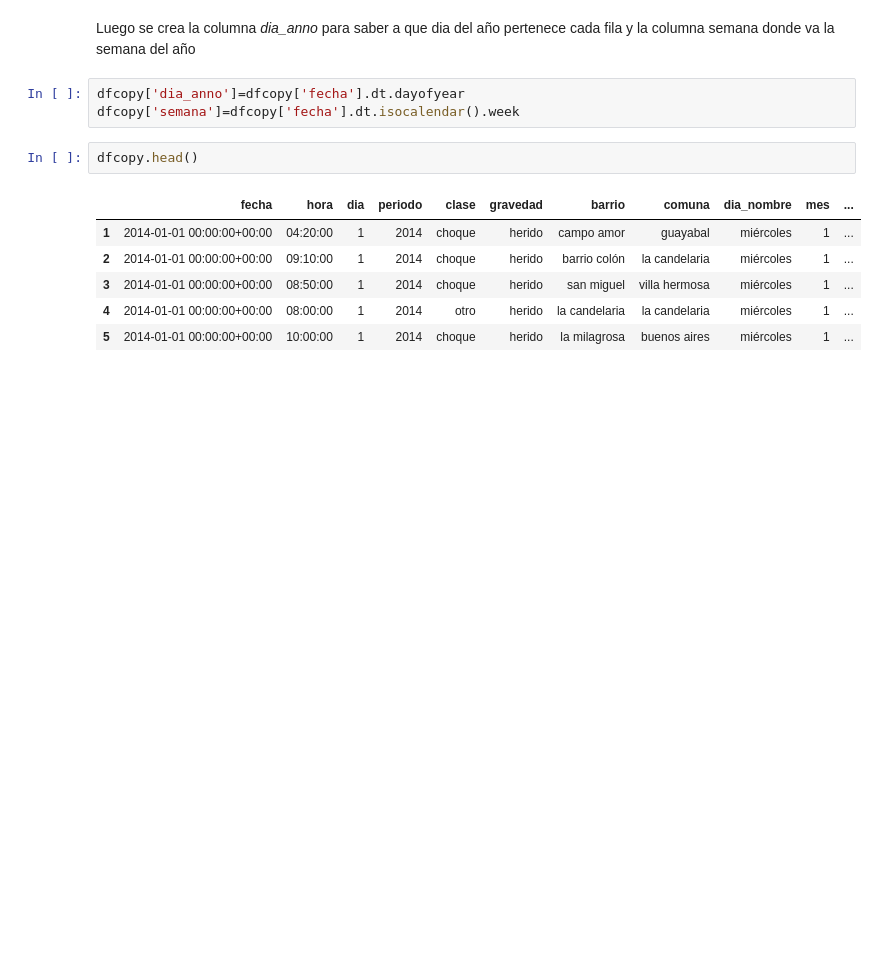
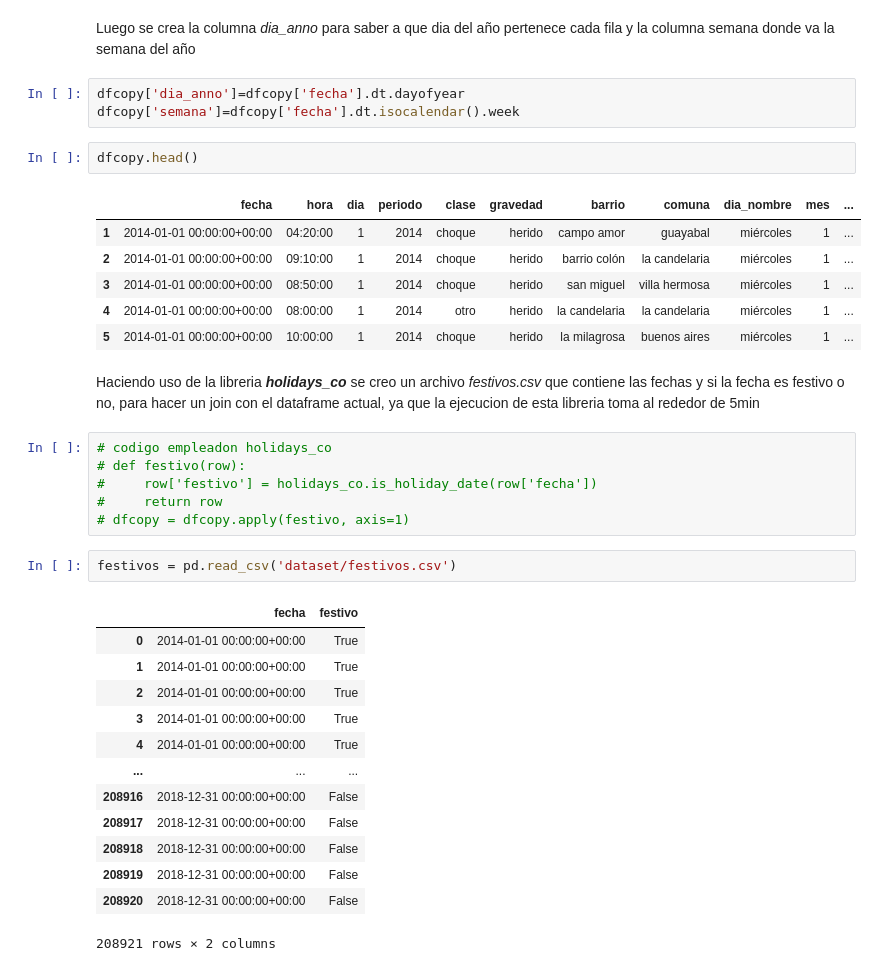
Before and after one commit to cdbolivarz/-Accidentality_Predictions_Medellin, a Jupyter notebook: Limpieza__y_formato.ipynb, the cells around one changed output. Saved outputs shown, nothing was run; the diff lists cells and outputs as text; blank space fills up the shorter version.

Commit message:
dias festivos

```diff
--- a/Limpieza__y_formato.ipynb
+++ b/Limpieza__y_formato.ipynb
@@ -302,3 +306,27 @@ dfcopy.head()
 | 3 | 2014-01-01 00:00:00+00:00 | 08:50:00 | 1 | 2014 | choque | herido | san miguel | villa hermosa | miércoles | 1 | ... |
 | 4 | 2014-01-01 00:00:00+00:00 | 08:00:00 | 1 | 2014 | otro | herido | la candelaria | la candelaria | miércoles | 1 | ... |
 | 5 | 2014-01-01 00:00:00+00:00 | 10:00:00 | 1 | 2014 | choque | herido | la milagrosa | buenos aires | miércoles | 1 | ... |
+# %% [markdown]
+Haciendo uso de la libreria _**holidays_co**_ se creo un archivo *festivos.csv* que contiene las fechas y si la fecha es festivo o no, para hacer un join con el dataframe actual, ya que la ejecucion de esta libreria toma al rededor de 5min
+# %%
+# codigo empleadon holidays_co
+# def festivo(row):
+#     row['festivo'] = holidays_co.is_holiday_date(row['fecha'])
+#     return row
+# dfcopy = dfcopy.apply(festivo, axis=1)
+# %%
+festivos = pd.read_csv('dataset/festivos.csv')
+# %% [output]
+|  | fecha | festivo |
+| 0 | 2014-01-01 00:00:00+00:00 | True |
+| 1 | 2014-01-01 00:00:00+00:00 | True |
+| 2 | 2014-01-01 00:00:00+00:00 | True |
+| 3 | 2014-01-01 00:00:00+00:00 | True |
+| 4 | 2014-01-01 00:00:00+00:00 | True |
+| ... | ... | ... |
+| 208916 | 2018-12-31 00:00:00+00:00 | False |
+| 208917 | 2018-12-31 00:00:00+00:00 | False |
+| 208918 | 2018-12-31 00:00:00+00:00 | False |
+| 208919 | 2018-12-31 00:00:00+00:00 | False |
+| 208920 | 2018-12-31 00:00:00+00:00 | False |
+208921 rows × 2 columns
```
Also changed, not shown: parts of 1 cell of this notebook.
